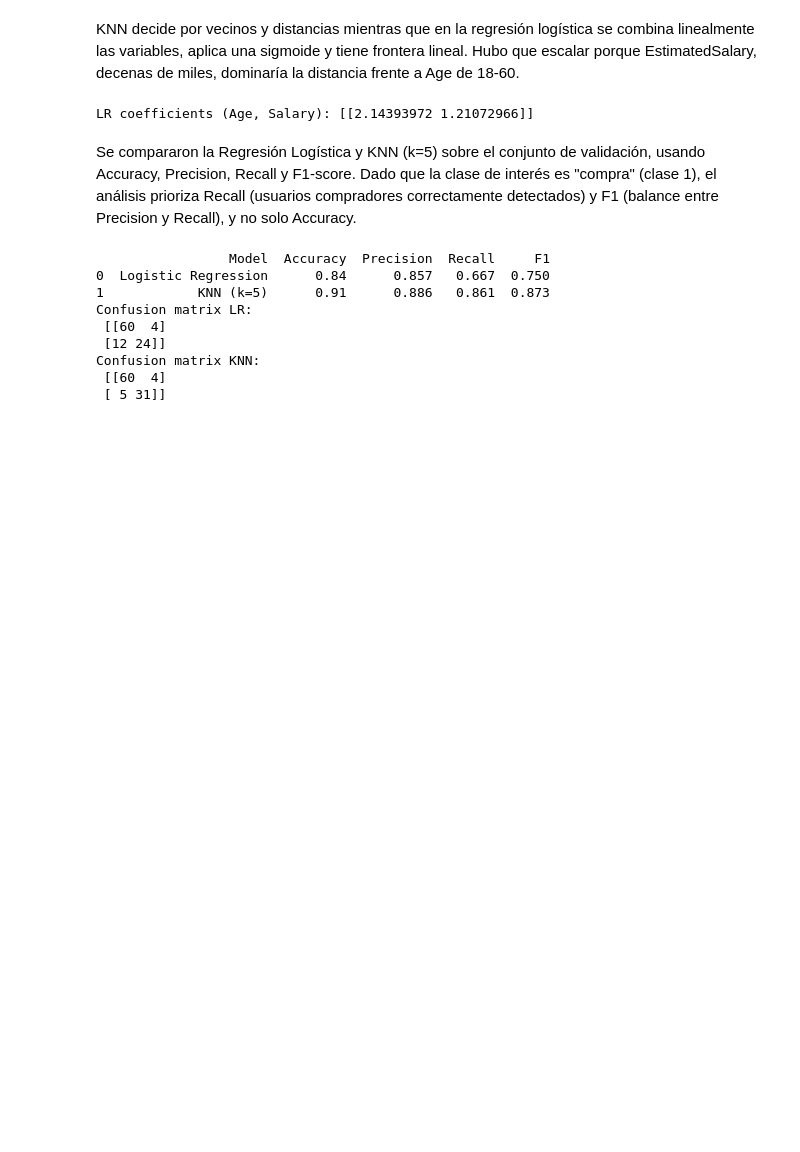
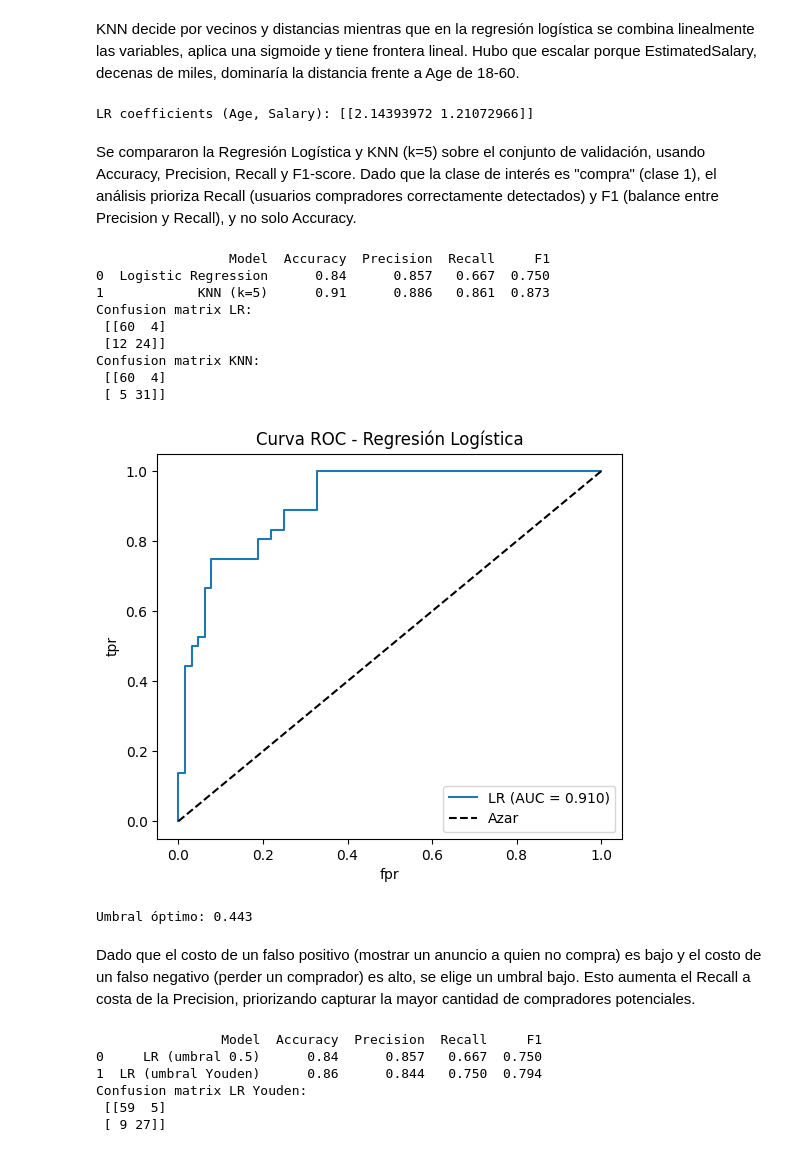
Before and after one commit to AlejoCNYT/aprMaqI_CEIA, a Jupyter notebook: clase2/ejercicios/Solutions.ipynb, the cells around one changed output. Saved outputs shown, nothing was run; the diff lists cells and outputs as text; code cells hidden in the pictures; blank space fills up the shorter version.

```diff
--- a/clase2/ejercicios/Solutions.ipynb
+++ b/clase2/ejercicios/Solutions.ipynb
@@ -291,3 +291,59 @@ Confusion matrix LR:
 Confusion matrix KNN:
  [[60  4]
  [ 5 31]]
+# %%
+import numpy as np
+import matplotlib.pyplot as plt
+from sklearn.metrics import roc_curve, roc_auc_score
+
+# 1. Probabilidad de la clase positiva (compra) con LR
+y_proba_lr = log_reg.predict_proba(X_test_s)[:, 1]   # PISTA: método que devuelve probabilidades; columna de la clase 1
+
+# 2. Curva ROC: devuelve FPR, TPR y umbrales
+fpr, tpr, thresholds = roc_curve(y_test, y_proba_lr)  # PISTA: pasá las probabilidades, no las etiquetas
+
+# 3. AUC
+auc = roc_auc_score(y_test, y_proba_lr)               # PISTA: mismas probabilidades que el paso 2
+
+# 4. Gráfico de la curva ROC
+plt.figure(figsize=(6, 5))
+plt.plot(fpr, tpr, label=f"LR (AUC = {auc:.3f})")
+plt.plot([0, 1], [0, 1], "k--", label="Azar")
+plt.xlabel("fpr")                              # PISTA: nombre del eje X (FPR)
+plt.ylabel("tpr")                              # PISTA: nombre del eje Y (TPR)
+plt.legend()
+plt.title("Curva ROC - Regresión Logística")
+plt.show()
+
+# 5. Índice de Youden: máximo de (TPR - FPR)
+youden = tpr - fpr
+best_idx = np.argmax(youden)
+best_threshold = thresholds[best_idx]               # PISTA: índice del máximo de Youden
+print(f"Umbral óptimo: {best_threshold:.3f}")
+
+# 6. Reclasificar con el nuevo umbral
+y_pred_lr_opt = (y_proba_lr >= best_threshold).astype(int)  # PISTA: umbral óptimo calculado arriba
+# %% [output]
+[figure, added]
+Umbral óptimo: 0.443
+# %% [markdown]
+Dado que el costo de un falso positivo (mostrar un anuncio a quien no compra) es bajo y el costo de un falso negativo (perder un comprador) es alto, se elige un umbral bajo. Esto aumenta el Recall a costa de la Precision, priorizando capturar la mayor cantidad de compradores potenciales.
+# %%
+from sklearn.metrics import confusion_matrix
+
+# Utilisation de la variable correcte 'best_threshold' définie à l'étape précédente
+y_pred_lr_opt = (y_proba_lr >= best_threshold).astype(int)  # best_threshold: le seuil optimal de Youden
+
+results_opt = pd.DataFrame([
+    evaluate_model(y_test, y_pred_lr, "LR (umbral 0.5)"),
+    evaluate_model(y_test, y_pred_lr_opt, "LR (umbral Youden)"),
+])
+print(results_opt.round(3))
+print("Confusion matrix LR Youden:\n", confusion_matrix(y_test, y_pred_lr_opt))
+# %% [output]
+                Model  Accuracy  Precision  Recall     F1
+0     LR (umbral 0.5)      0.84      0.857   0.667  0.750
+1  LR (umbral Youden)      0.86      0.844   0.750  0.794
+Confusion matrix LR Youden:
+ [[59  5]
+ [ 9 27]]
```
Also changed, not shown: parts of 2 cells of this notebook.
